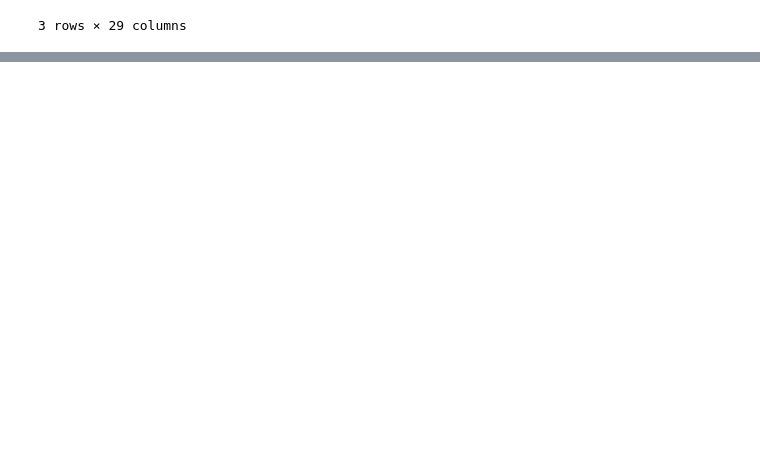
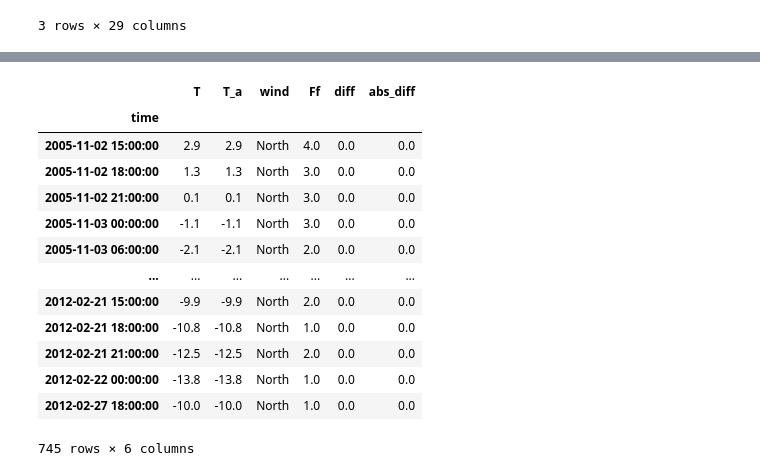
Before and after one commit to dimka11/coursework, a Jupyter notebook: RP5/thermal_pollution_4.ipynb, the cells around one changed output, grey strips where cells are left out. Saved outputs shown, nothing was run; the diff lists cells and outputs as text; code cells hidden in the pictures; blank space fills up the shorter version.

```diff
--- a/RP5/thermal_pollution_4.ipynb
+++ b/RP5/thermal_pollution_4.ipynb
@@ -171,0 +357,3 @@ df_merged.tail(10)
+# %%
+df_merged['diff'] = df_merged['T'] - df_merged['T_a']
+df_merged['abs_diff'] = abs(df_merged['T'] - df_merged['T_a'])
@@ -171,0 +378,17 @@ df_merged.tail(10)
+# %%
+df_merged[df_merged['wind'] == 'North']
+# %% [output]
+|  | T | T_a | wind | Ff | diff | abs_diff |
+| time |  |  |  |  |  |  |
+| 2005-11-02 15:00:00 | 2.9 | 2.9 | North | 4.0 | 0.0 | 0.0 |
+| 2005-11-02 18:00:00 | 1.3 | 1.3 | North | 3.0 | 0.0 | 0.0 |
+| 2005-11-02 21:00:00 | 0.1 | 0.1 | North | 3.0 | 0.0 | 0.0 |
+| 2005-11-03 00:00:00 | -1.1 | -1.1 | North | 3.0 | 0.0 | 0.0 |
+| 2005-11-03 06:00:00 | -2.1 | -2.1 | North | 2.0 | 0.0 | 0.0 |
+| ... | ... | ... | ... | ... | ... | ... |
+| 2012-02-21 15:00:00 | -9.9 | -9.9 | North | 2.0 | 0.0 | 0.0 |
+| 2012-02-21 18:00:00 | -10.8 | -10.8 | North | 1.0 | 0.0 | 0.0 |
+| 2012-02-21 21:00:00 | -12.5 | -12.5 | North | 2.0 | 0.0 | 0.0 |
+| 2012-02-22 00:00:00 | -13.8 | -13.8 | North | 1.0 | 0.0 | 0.0 |
+| 2012-02-27 18:00:00 | -10.0 | -10.0 | North | 1.0 | 0.0 | 0.0 |
+745 rows × 6 columns
```
Also changed, not shown: parts of 13 cells of this notebook, 3 other files.
